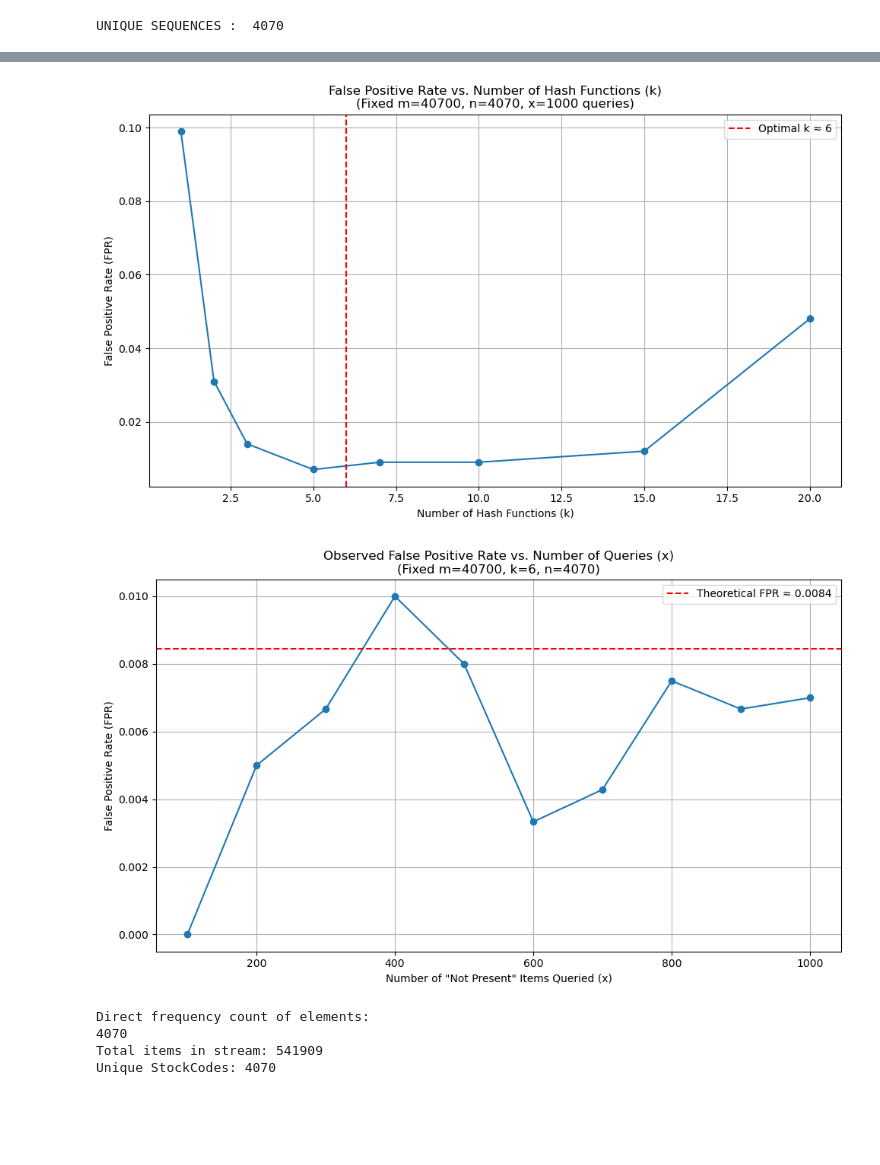
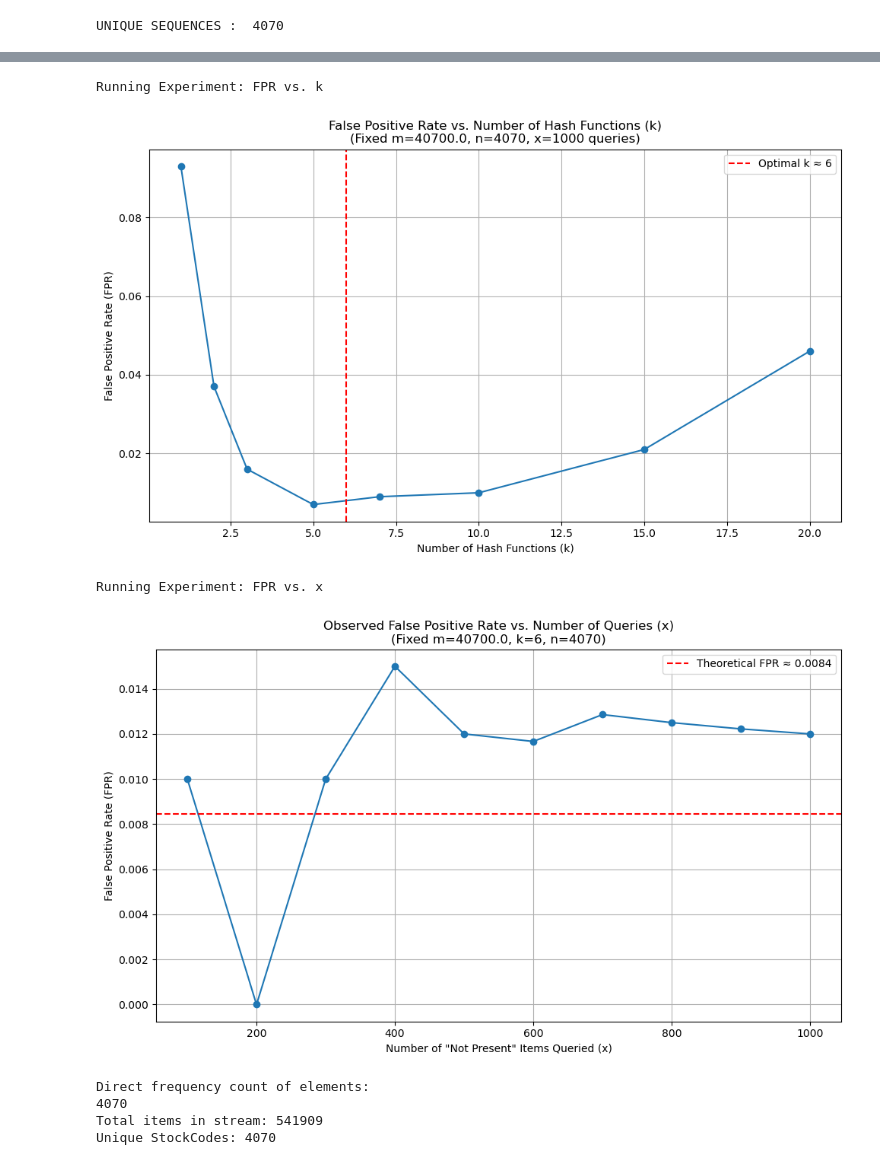
Before and after one commit to ArhanJain707/DataScience-Assignment-1, a Jupyter notebook: Q2.ipynb, the cells around one changed output, grey strips where cells are left out. Saved outputs shown, nothing was run; the diff lists cells and outputs as text; code cells hidden in the pictures; blank space fills up the shorter version.

```diff
--- a/Q2.ipynb
+++ b/Q2.ipynb
@@ -40,9 +40,9 @@ import matplotlib.pyplot as plt
 # %%
 class BloomFilter:
     def __init__(self, size, hashfuncCnt):
-        self.size = size            ## M : Size of bit array
+        self.size = int(size)            ## M : Size of bit array
         self.hashfuncCnt = hashfuncCnt ## K : Number of hash functions
-        self.bitArray = [0] * size
+        self.bitArray = [0] * self.size
 
     def addElement(self, element):
         kHash = self.hashFunction(element, seed=42)
@@ -75,8 +75,8 @@ XCNT_VAL = [100, 200, 300, 400, 500, 600, 700, 800, 900, 1000]
 RANDOM_PRESENT_VALUES_MAP = {}
 RANDOM_NOT_PRESENT_VALUES_MAP = {}
 
-# Set default parameters for experiments
-DEFAULT_M = 40700
+#default parameters for experiments
+DEFAULT_M = 40700.      # FOR BETTER CALCULATION , USED THE MULTIPLE OF UNIQUE ITEMS
 optimal_k = int((DEFAULT_M / n) * np.log(2))
 
 DEFAULT_K = max(1, optimal_k) # Use optimal k, at least 1
@@ -90,8 +90,8 @@ for i in XCNT_VAL:
 not_present_items = []
 i = 0
 while len(not_present_items) < max(XCNT_VAL):
-    # Generate random strings that are highly unlikely to be in the set
-    item = f"NOT_IN_SET_{i}"
+    # Generate random strings
+    item = f"KABOOM1234-{i}"
     if item not in present_set:
         not_present_items.append(item)
     i += 1
@@ -118,6 +118,7 @@ for item in present_test_list:
         true_positives += 1
 
 sensitivity = true_positives / len(present_test_list)
+
 print(f"\nSensitivity (True Positive Rate) Check:")
 print(f"Items tested: {len(present_test_list)}")
 print(f"Items found: {true_positives}")
@@ -258,5 +252,7 @@ Saved plot 'bloom_filter_fpr_vs_x.png'
+Running Experiment: FPR vs. k
-[figure, old version]
+[figure, new version]
+Running Experiment: FPR vs. x
-[figure, old version]
+[figure, new version]
 # %%
 class DataStream:
     def __init__(self, thresh: int):
```
Also changed, not shown: parts of 2 cells of this notebook, 1 other file.
